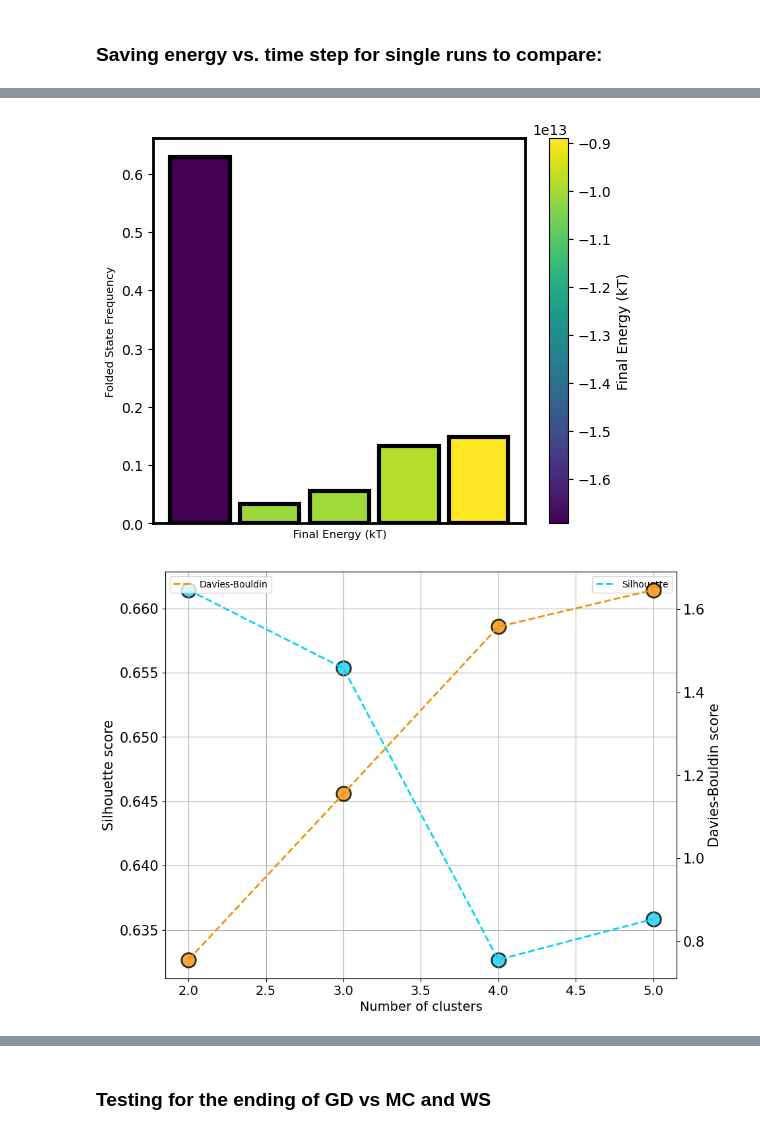
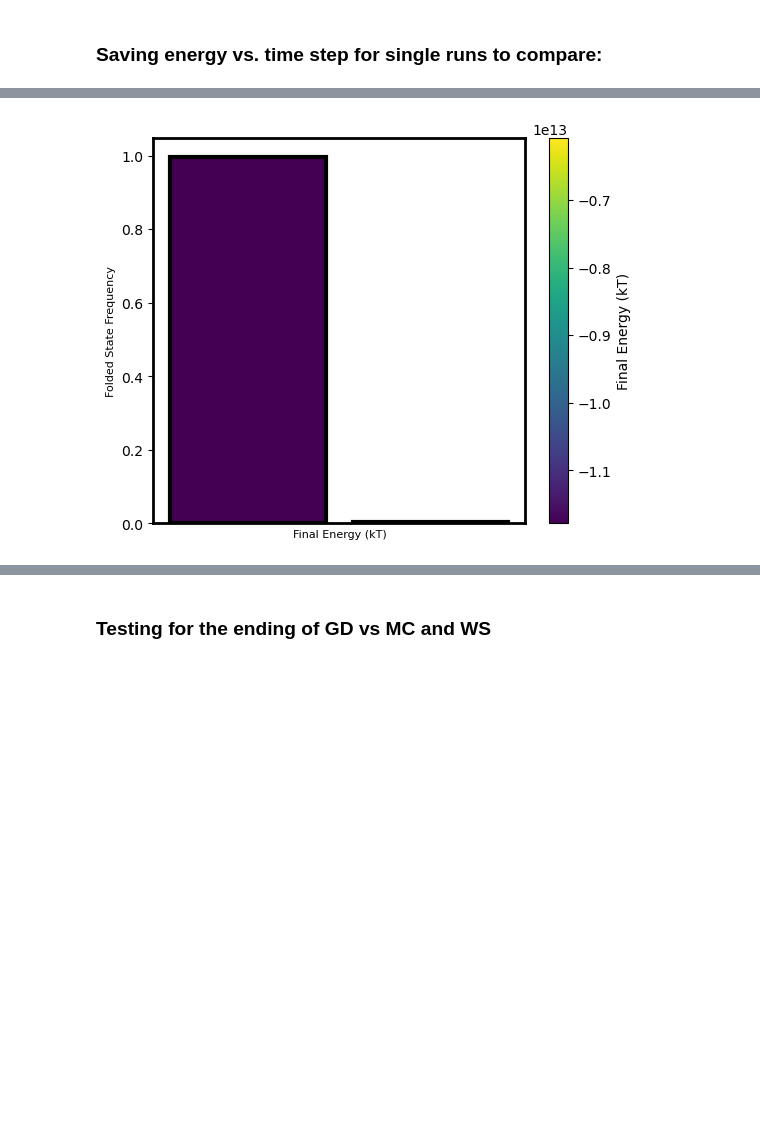
Before and after one commit to dymc9548/Magnetic-actuator-simulation, a Jupyter notebook: testing_sim_methods.ipynb, the cells around one changed output, grey strips where cells are left out. Drawn from its saved outputs; the diff is of its cells as text; code cells hidden in the pictures; blank space fills up the shorter version.

```diff
--- a/testing_sim_methods.ipynb
+++ b/testing_sim_methods.ipynb
@@ -196,14 +205,17 @@ final_hinges_ws, final_es_ws, energies_ws = sim.sim_many(nsim, 'weighted sync',p
 energies_gd = np.load("Energies/energies_gd_1000.npy", allow_pickle=True)
 energies_mc = np.load("Energies/energies_mc_1000.npy", allow_pickle=True)
 energies_ws = np.load("Energies/energies_ws_1000_claude.npy", allow_pickle=True)
+energies_hy = np.load("Energies/energies_hy_1000.npy", allow_pickle=True)
 
 final_es_gd = np.load("Energies/final_es_gd_1000.npy", allow_pickle=True)
 final_es_mc = np.load("Energies/final_es_mc_1000.npy", allow_pickle=True)
 final_es_ws = np.load("Energies/final_es_ws_1000_claude.npy", allow_pickle=True)
+final_es_hy = np.load("Energies/final_es_hy_1000.npy", allow_pickle=True)
 
 final_hinges_gd = np.load("Energies/final_hinges_gd_1000.npy", allow_pickle=True)
 final_hinges_mc = np.load("Energies/final_hinges_mc_1000.npy", allow_pickle=True)
 final_hinges_ws = np.load("Energies/final_hinges_ws_1000_claude.npy", allow_pickle=True)
+final_hinges_hy = np.load("Energies/final_hinges_hy_1000.npy", allow_pickle=True)
 # %%
 # plot every individual GD trajectory faintly in the background, so we can see run-to-run spread
 for i in range(len(energies_gd)):
@@ -313,20 +335,24 @@ plt.ylabel("$\Delta$E (J)")
 # %%
 cluster_max = 6
 states = 10 #A cluster parameter that allows the KMeans clustering to try out different initial states for better optimization
-clusternumber_gd = vis.cluster_num(final_hinges_gd,cluster_max,states, Plot = False)
-clustercenters_gd, cluster_labels_gd, clusternumber_gd = vis.min_cluster_centers(final_hinges_gd, clusternumber_gd, final_es_gd)
-clusternumbers_gd, cluster_count_gd, cluster_prob_gd, cluster_energies_gd, ordered_centers_gd, all_stds_gd = vis.cluster_stats(final_hinges_gd, clusternumber_gd, clustercenters_gd, cluster_labels_gd,
-                                                                                                    final_es_gd, plot=True)
+# clusternumber_gd = vis.cluster_num(final_hinges_gd,cluster_max,states, Plot = False)
+# clustercenters_gd, cluster_labels_gd, clusternumber_gd = vis.min_cluster_centers(final_hinges_gd, clusternumber_gd, final_es_gd)
+# clusternumbers_gd, cluster_count_gd, cluster_prob_gd, cluster_energies_gd, ordered_centers_gd, all_stds_gd = vis.cluster_stats(final_hinges_gd, clusternumber_gd, clustercenters_gd, cluster_labels_gd,
+#                                                                                                     final_es_gd, plot=True)
 
-clusternumber_mc = vis.cluster_num(final_hinges_mc,cluster_max,states, Plot = False)
-clustercenters_mc, cluster_labels_mc, clusternumber_mc = vis.min_cluster_centers(final_hinges_mc, clusternumber_mc, final_es_mc)
-clusternumbers_mc, cluster_count_mc, cluster_prob_mc, cluster_energies_mc, ordered_centers_mc, all_stds_mc = vis.cluster_stats(final_hinges_mc, clusternumber_mc, clustercenters_mc, cluster_labels_mc,
-                                                                                                    final_es_mc, plot=True)
+# clusternumber_mc = vis.cluster_num(final_hinges_mc,cluster_max,states, Plot = False)
+# clustercenters_mc, cluster_labels_mc, clusternumber_mc = vis.min_cluster_centers(final_hinges_mc, clusternumber_mc, final_es_mc)
+# clusternumbers_mc, cluster_count_mc, cluster_prob_mc, cluster_energies_mc, ordered_centers_mc, all_stds_mc = vis.cluster_stats(final_hinges_mc, clusternumber_mc, clustercenters_mc, cluster_labels_mc,
+#                                                                                                     final_es_mc, plot=True)
 
-clusternumber_ws = vis.cluster_num(final_hinges_ws,cluster_max,states, Plot = False)
-clustercenters_ws, cluster_labels_ws, clusternumber_ws = vis.min_cluster_centers(final_hinges_ws, clusternumber_ws, final_es_ws)
-clusternumbers_ws, cluster_count_ws, cluster_prob_ws, cluster_energies_ws, ordered_centers_ws, all_stds_ws = vis.cluster_stats(final_hinges_ws, clusternumber_ws, clustercenters_ws, cluster_labels_ws,
-                                                                                                    final_es_ws, plot=True)
+# clusternumber_ws = vis.cluster_num(final_hinges_ws,cluster_max,states, Plot = False)
+# clustercenters_ws, cluster_labels_ws, clusternumber_ws = vis.min_cluster_centers(final_hinges_ws, clusternumber_ws, final_es_ws)
+# clusternumbers_ws, cluster_count_ws, cluster_prob_ws, cluster_energies_ws, ordered_centers_ws, all_stds_ws = vis.cluster_stats(final_hinges_ws, clusternumber_ws, clustercenters_ws, cluster_labels_ws,
+#                                                                                                     final_es_ws, plot=True)
+
+clusternumber_hy = vis.cluster_num(final_hinges_hy,cluster_max,states, Plot = False)
+clustercenters_hy, cluster_labels_hy, clusternumber_hy = vis.min_cluster_centers(final_hinges_hy, clusternumber_hy, final_es_hy)
+clusternumbers_hy, cluster_count_hy, cluster_prob_hy, cluster_energies_hy, ordered_centers_hy, all_stds_hy = vis.cluster_stats(final_hinges_hy, clusternumber_hy, clustercenters_hy, cluster_labels_hy,
+                                                                                                    final_es_hy, plot=True)
 # %% [output]
-[figure, old version]
+[figure, new version]
-[figure, removed]
```
Also changed, not shown: parts of 10 cells of this notebook, 14 other files.
